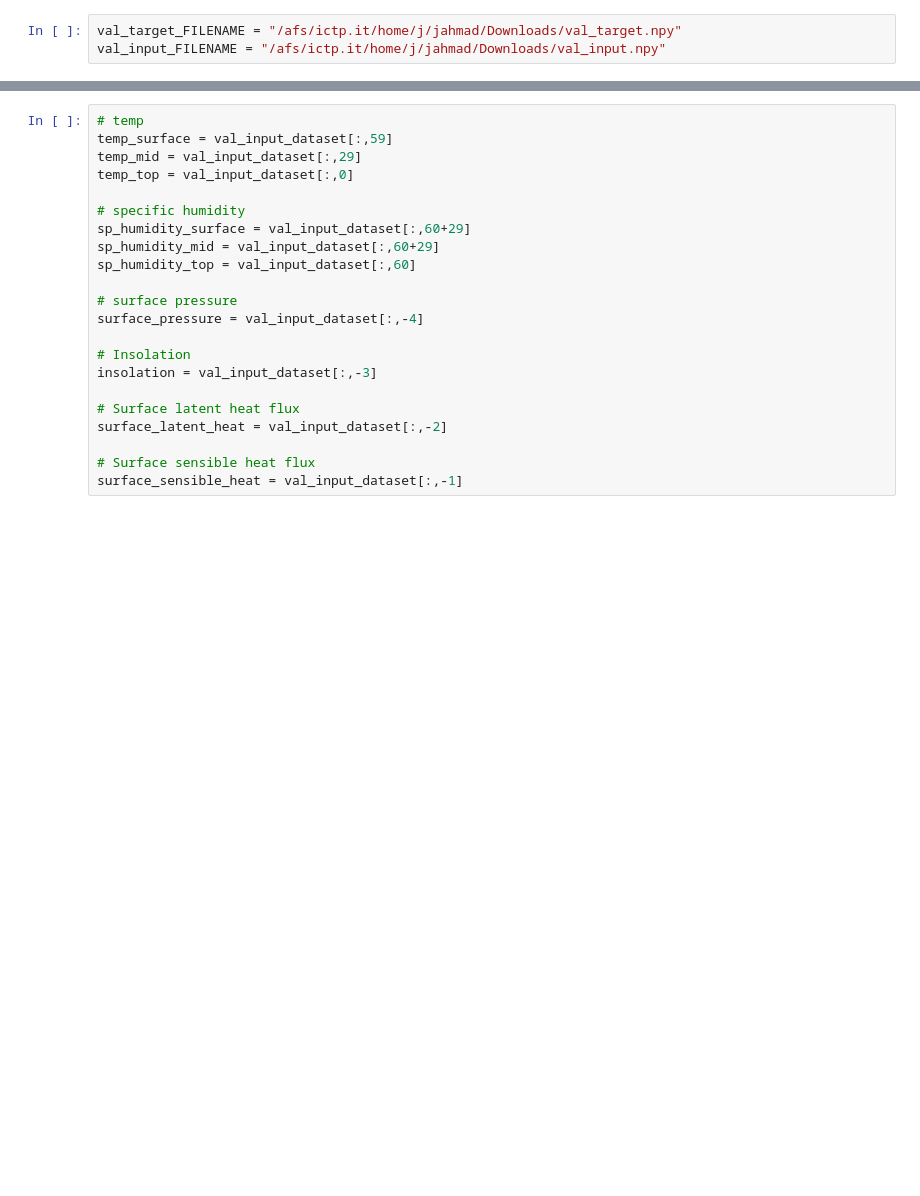
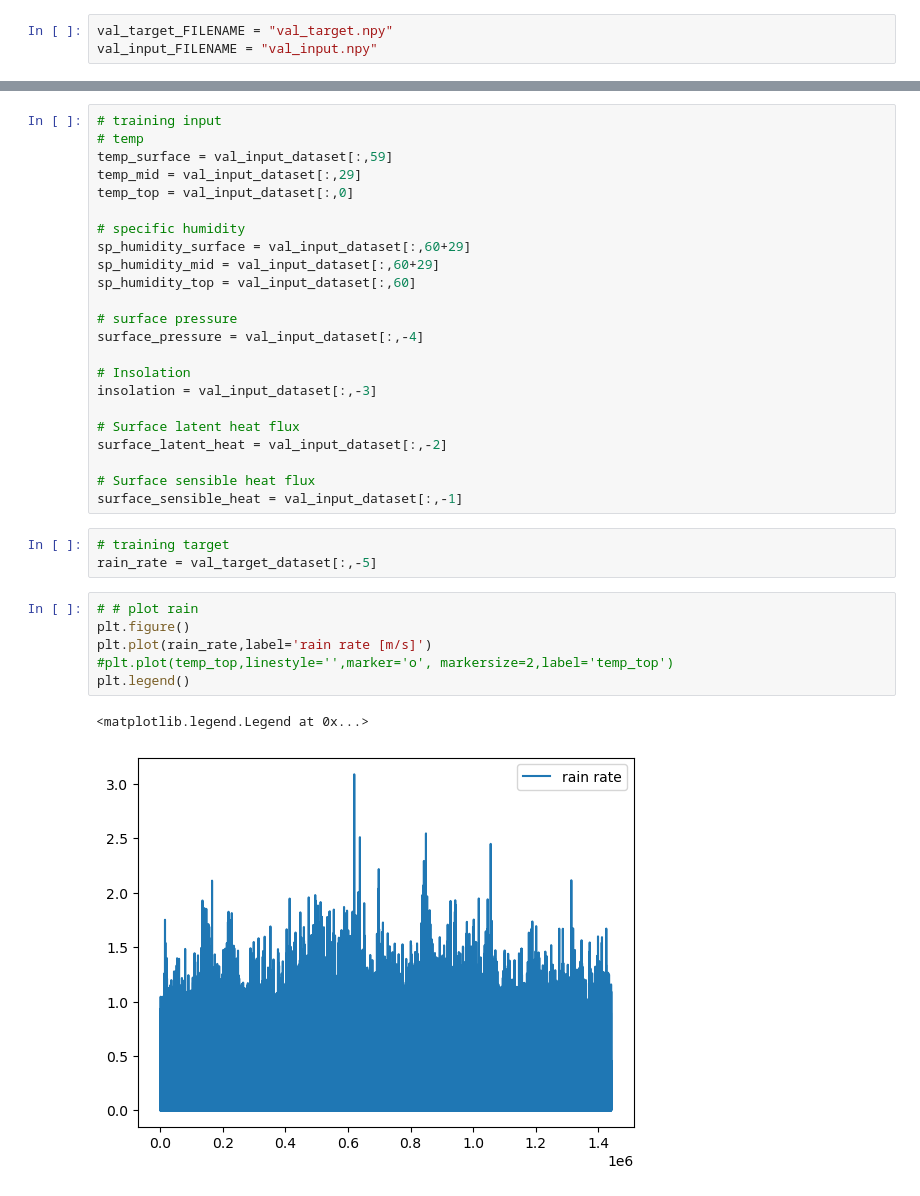
Before and after one commit to llvillanueva/ICTP_summer_school_2024, a Jupyter notebook: CNN_training.ipynb, the cells around one changed output, grey strips where cells are left out. Cells and saved outputs as stored; diff of their text form; blank space fills up the shorter version.

```diff
--- a/CNN_training.ipynb
+++ b/CNN_training.ipynb
@@ -13,4 +26,4 @@ ModuleNotFoundError: No module named 'tensorflow'
 # %%
-val_target_FILENAME = "/afs/ictp.it/home/j/jahmad/Downloads/val_target.npy"
-val_input_FILENAME = "/afs/ictp.it/home/j/jahmad/Downloads/val_input.npy"
+val_target_FILENAME = "val_target.npy"
+val_input_FILENAME = "val_input.npy"
 # %%
@@ -20,4 +36,5 @@ print(val_input_dataset.shape)
 # %%
+# training input
 # temp
 temp_surface = val_input_dataset[:,59]
 temp_mid = val_input_dataset[:,29]
@@ -39,3 +56,15 @@ surface_latent_heat = val_input_dataset[:,-2]
 
 # Surface sensible heat flux
 surface_sensible_heat = val_input_dataset[:,-1]
+# %%
+# training target
+rain_rate = val_target_dataset[:,-5]
+# %%
+# # plot rain
+plt.figure()
+plt.plot(rain_rate,label='rain rate [m/s]')
+#plt.plot(temp_top,linestyle='',marker='o', markersize=2,label='temp_top')
+plt.legend()
+# %% [output]
+<matplotlib.legend.Legend at 0x...>
+[figure, added]
```
Also changed, not shown: parts of 13 cells of this notebook.
